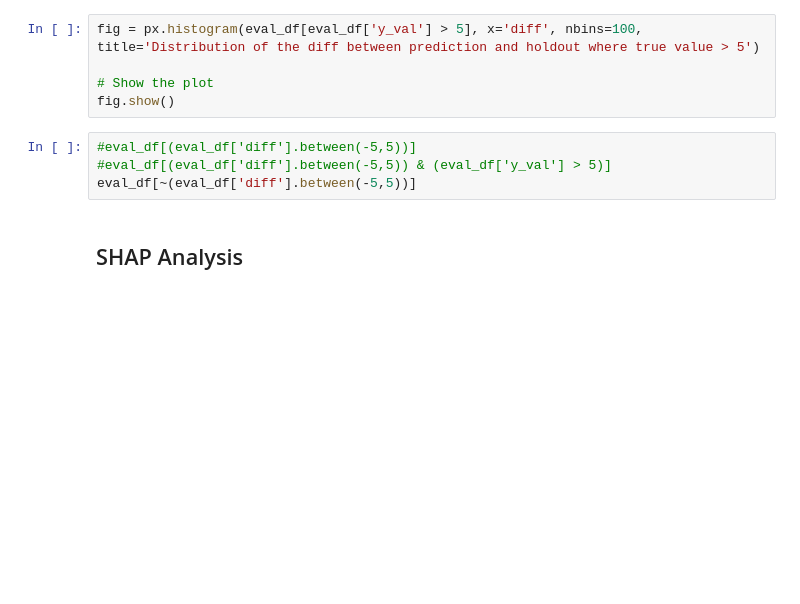
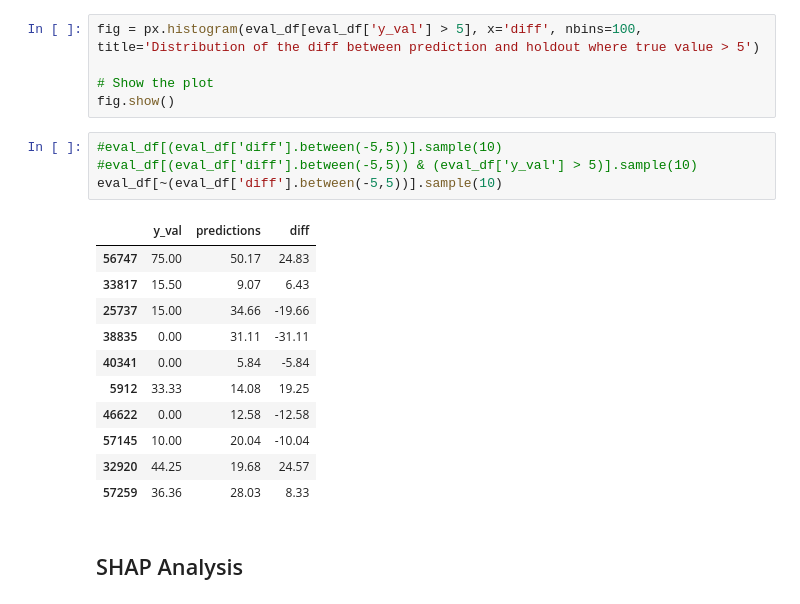
Before and after one commit to jamesbconner/MADS699, a Jupyter notebook: notebooks/23_HistGradBoost_Regression.ipynb, the cells around one changed output. Drawn from its saved outputs; the diff is of its cells as text; blank space fills up the shorter version.

```diff
--- a/notebooks/23_HistGradBoost_Regression.ipynb
+++ b/notebooks/23_HistGradBoost_Regression.ipynb
@@ -589,9 +851,21 @@ fig = px.histogram(eval_df[eval_df['y_val'] > 5], x='diff', nbins=100, title='Di
 # Show the plot
 fig.show()
 # %%
-#eval_df[(eval_df['diff'].between(-5,5))]
-#eval_df[(eval_df['diff'].between(-5,5)) & (eval_df['y_val'] > 5)]
-eval_df[~(eval_df['diff'].between(-5,5))]
+#eval_df[(eval_df['diff'].between(-5,5))].sample(10)
+#eval_df[(eval_df['diff'].between(-5,5)) & (eval_df['y_val'] > 5)].sample(10)
+eval_df[~(eval_df['diff'].between(-5,5))].sample(10)
+# %% [output]
+|  | y_val | predictions | diff |
+| 56747 | 75.00 | 50.17 | 24.83 |
+| 33817 | 15.50 | 9.07 | 6.43 |
+| 25737 | 15.00 | 34.66 | -19.66 |
+| 38835 | 0.00 | 31.11 | -31.11 |
+| 40341 | 0.00 | 5.84 | -5.84 |
+| 5912 | 33.33 | 14.08 | 19.25 |
+| 46622 | 0.00 | 12.58 | -12.58 |
+| 57145 | 10.00 | 20.04 | -10.04 |
+| 32920 | 44.25 | 19.68 | 24.57 |
+| 57259 | 36.36 | 28.03 | 8.33 |
 # %% [markdown]
 ## SHAP Analysis
 # %% [markdown]
```
Also changed, not shown: parts of 29 cells of this notebook.
